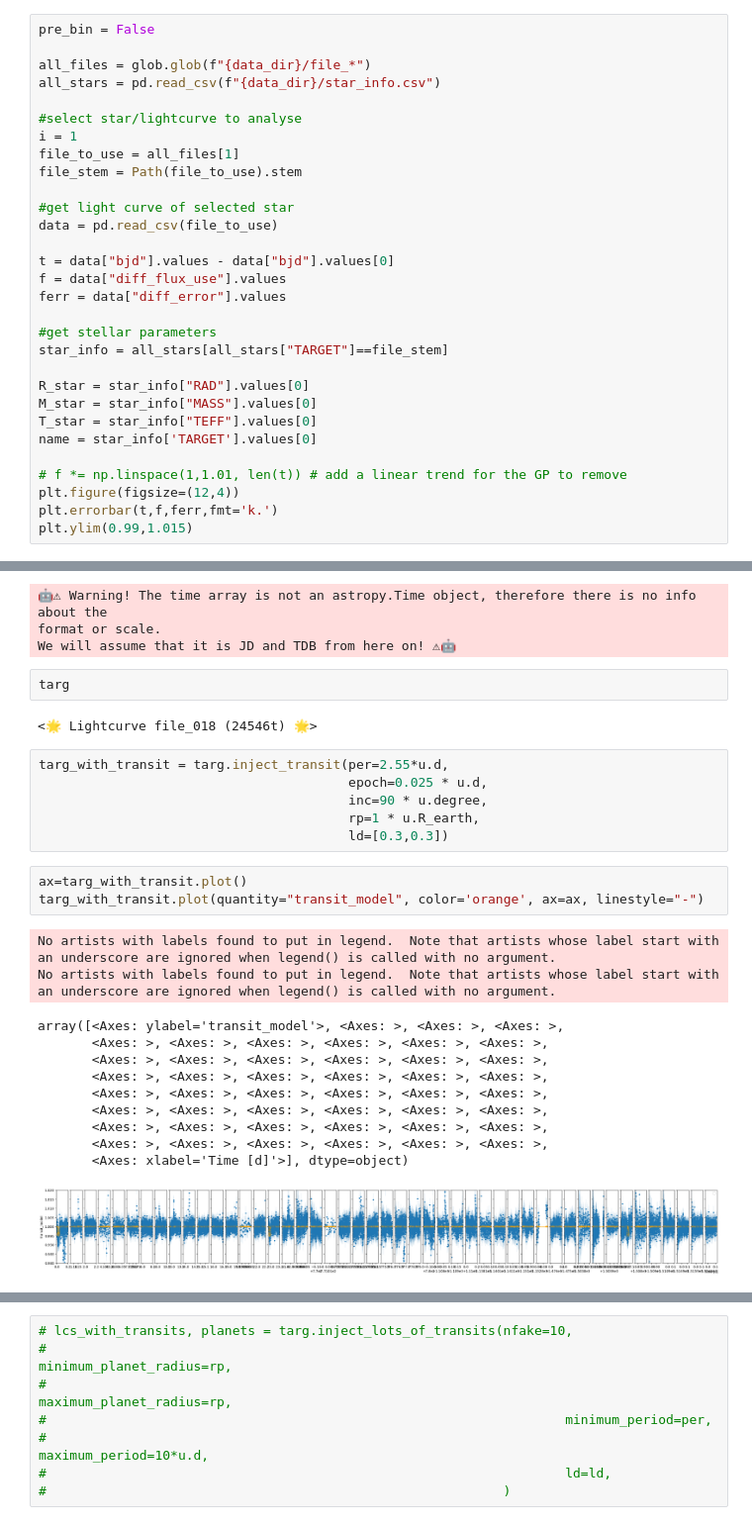
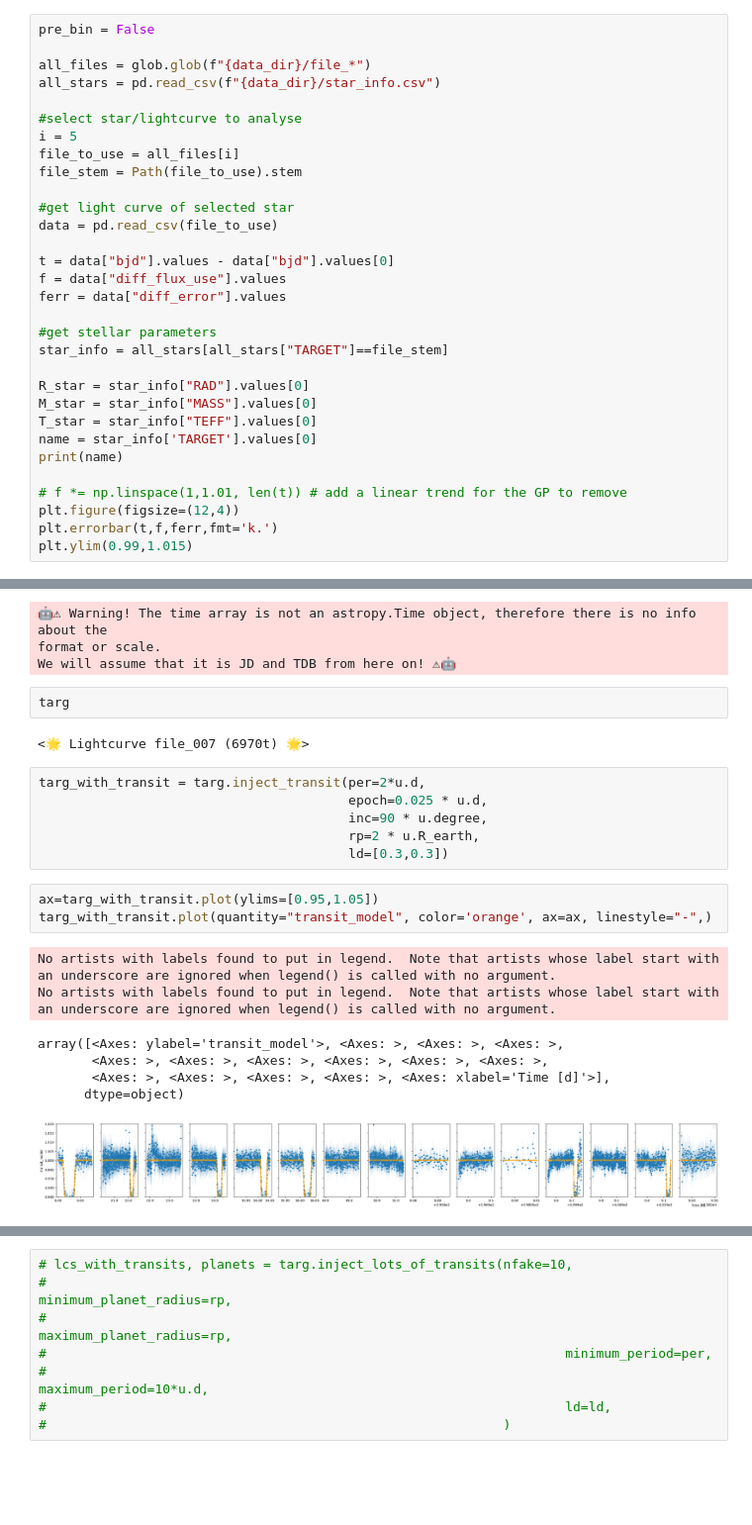
Before and after one commit to catrionamurray/occultence, a Jupyter notebook: occultence/notebooks/Run_LC_condensed.ipynb, the cells around one changed output, grey strips where cells are left out. Shown at 99% size. Drawn from its saved outputs; the diff is of its cells as text; blank space fills up the shorter version.

```diff
--- a/occultence/notebooks/Run_LC_condensed.ipynb
+++ b/occultence/notebooks/Run_LC_condensed.ipynb
@@ -20,8 +20,8 @@ all_files = glob.glob(f"{data_dir}/file_*")
 all_stars = pd.read_csv(f"{data_dir}/star_info.csv")
 
 #select star/lightcurve to analyse
-i = 1
-file_to_use = all_files[1]
+i = 5
+file_to_use = all_files[i]
 file_stem = Path(file_to_use).stem
 
 #get light curve of selected star
@@ -38,6 +38,7 @@ R_star = star_info["RAD"].values[0]
 M_star = star_info["MASS"].values[0]
 T_star = star_info["TEFF"].values[0]
 name = star_info['TARGET'].values[0]
+print(name)
 
 # f *= np.linspace(1,1.01, len(t)) # add a linear trend for the GP to remove
 plt.figure(figsize=(12,4))
@@ -64,26 +64,21 @@ We will assume that it is JD and TDB from here on! ⚠🤖
 # %%
 targ
 # %% [output]
-<🌟 Lightcurve file_018 (24546t) 🌟>
+<🌟 Lightcurve file_007 (6970t) 🌟>
 # %%
-targ_with_transit = targ.inject_transit(per=2.55*u.d,
+targ_with_transit = targ.inject_transit(per=2*u.d,
                                         epoch=0.025 * u.d,
                                         inc=90 * u.degree,
-                                        rp=1 * u.R_earth,
+                                        rp=2 * u.R_earth,
                                         ld=[0.3,0.3])
 # %%
-ax=targ_with_transit.plot()
-targ_with_transit.plot(quantity="transit_model", color='orange', ax=ax, linestyle="-")
+ax=targ_with_transit.plot(ylims=[0.95,1.05])
+targ_with_transit.plot(quantity="transit_model", color='orange', ax=ax, linestyle="-",)
 # %% [output]
 No artists with labels found to put in legend.  Note that artists whose label start with an underscore are ignored when legend() is called with no argument.
 No artists with labels found to put in legend.  Note that artists whose label start with an underscore are ignored when legend() is called with no argument.
 array([<Axes: ylabel='transit_model'>, <Axes: >, <Axes: >, <Axes: >,
        <Axes: >, <Axes: >, <Axes: >, <Axes: >, <Axes: >, <Axes: >,
-       <Axes: >, <Axes: >, <Axes: >, <Axes: >, <Axes: >, <Axes: >,
-       <Axes: >, <Axes: >, <Axes: >, <Axes: >, <Axes: >, <Axes: >,
-       <Axes: >, <Axes: >, <Axes: >, <Axes: >, <Axes: >, <Axes: >,
-       <Axes: >, <Axes: >, <Axes: >, <Axes: >, <Axes: >, <Axes: >,
-       <Axes: >, <Axes: >, <Axes: >, <Axes: >, <Axes: >, <Axes: >,
-       <Axes: >, <Axes: >, <Axes: >, <Axes: >, <Axes: >, <Axes: >,
-       <Axes: xlabel='Time [d]'>], dtype=object)
+       <Axes: >, <Axes: >, <Axes: >, <Axes: >, <Axes: xlabel='Time [d]'>],
+      dtype=object)
-[figure, old version]
+[figure, new version]
```
Also changed, not shown: parts of 15 cells of this notebook, 4 other files.
